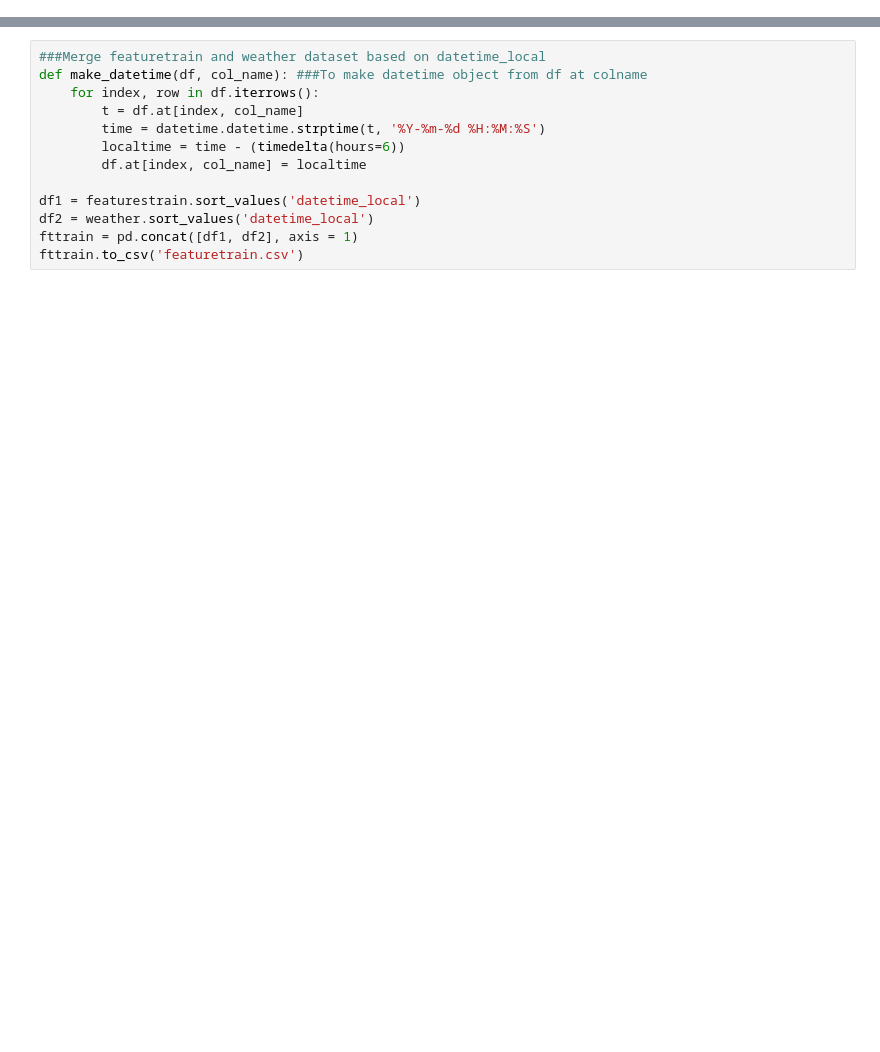
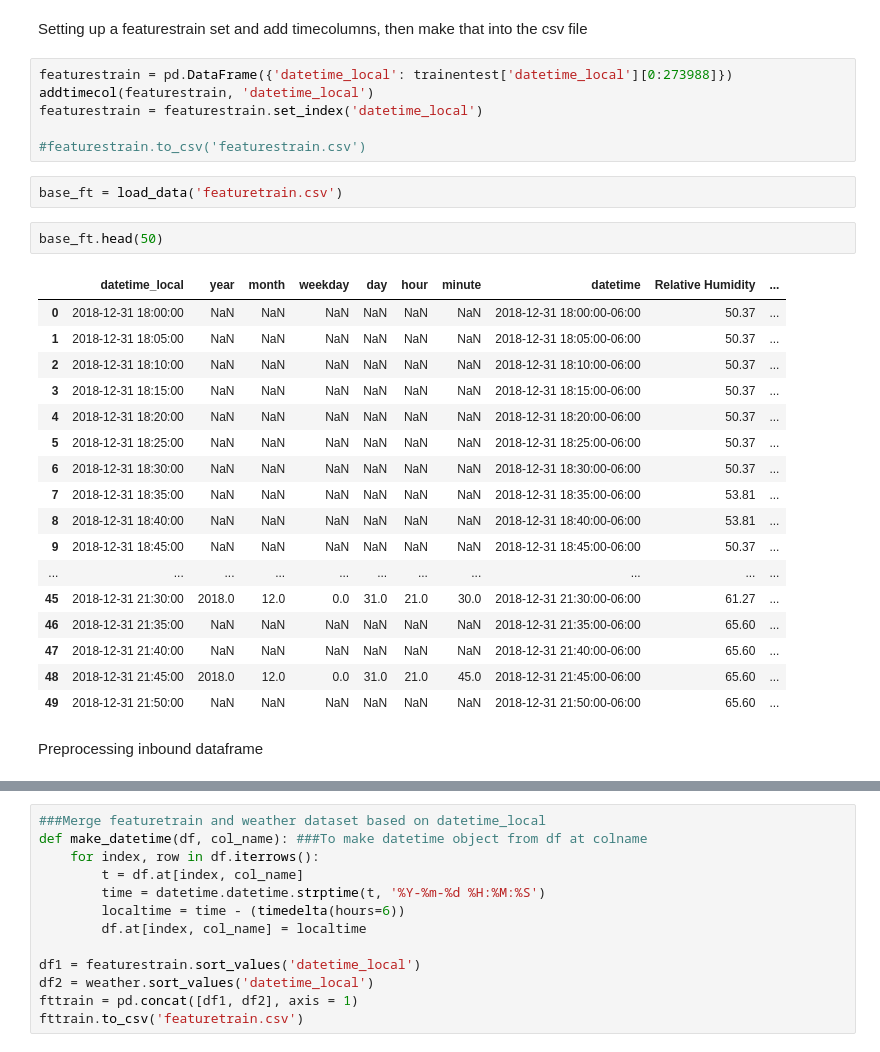
Before and after one commit to Robpennekamp/AppliedMachineLearning, a Jupyter notebook: AppliedMLdataproject2Sonjaa.ipynb, the cells around one changed output, grey strips where cells are left out. Saved outputs shown, nothing was run; the diff lists cells and outputs as text; blank space fills up the shorter version.

```diff
--- a/AppliedMLdataproject2Sonjaa.ipynb
+++ b/AppliedMLdataproject2Sonjaa.ipynb
@@ -176,0 +60,32 @@ fttrain.dropna(subset={'year', 'Temperature'}
+# %% [markdown]
+Setting up a featurestrain set and add timecolumns, then make that into the csv file
+# %%
+featurestrain = pd.DataFrame({'datetime_local': trainentest['datetime_local'][0:273988]})
+addtimecol(featurestrain, 'datetime_local')
+featurestrain = featurestrain.set_index('datetime_local')
+
+#featurestrain.to_csv('featurestrain.csv')
+# %%
+base_ft = load_data('featuretrain.csv')
+# %%
+base_ft.head(50)
+# %% [output]
+|  | datetime_local | year | month | weekday | day | hour | minute | datetime | Relative Humidity | ... |
+| 0 | 2018-12-31 18:00:00 | NaN | NaN | NaN | NaN | NaN | NaN | 2018-12-31 18:00:00-06:00 | 50.37 | ... |
+| 1 | 2018-12-31 18:05:00 | NaN | NaN | NaN | NaN | NaN | NaN | 2018-12-31 18:05:00-06:00 | 50.37 | ... |
+| 2 | 2018-12-31 18:10:00 | NaN | NaN | NaN | NaN | NaN | NaN | 2018-12-31 18:10:00-06:00 | 50.37 | ... |
+| 3 | 2018-12-31 18:15:00 | NaN | NaN | NaN | NaN | NaN | NaN | 2018-12-31 18:15:00-06:00 | 50.37 | ... |
+| 4 | 2018-12-31 18:20:00 | NaN | NaN | NaN | NaN | NaN | NaN | 2018-12-31 18:20:00-06:00 | 50.37 | ... |
+| 5 | 2018-12-31 18:25:00 | NaN | NaN | NaN | NaN | NaN | NaN | 2018-12-31 18:25:00-06:00 | 50.37 | ... |
+| 6 | 2018-12-31 18:30:00 | NaN | NaN | NaN | NaN | NaN | NaN | 2018-12-31 18:30:00-06:00 | 50.37 | ... |
+| 7 | 2018-12-31 18:35:00 | NaN | NaN | NaN | NaN | NaN | NaN | 2018-12-31 18:35:00-06:00 | 53.81 | ... |
+| 8 | 2018-12-31 18:40:00 | NaN | NaN | NaN | NaN | NaN | NaN | 2018-12-31 18:40:00-06:00 | 53.81 | ... |
+| 9 | 2018-12-31 18:45:00 | NaN | NaN | NaN | NaN | NaN | NaN | 2018-12-31 18:45:00-06:00 | 50.37 | ... |
+| ... | ... | ... | ... | ... | ... | ... | ... | ... | ... | ... |
+| 45 | 2018-12-31 21:30:00 | 2018.0 | 12.0 | 0.0 | 31.0 | 21.0 | 30.0 | 2018-12-31 21:30:00-06:00 | 61.27 | ... |
+| 46 | 2018-12-31 21:35:00 | NaN | NaN | NaN | NaN | NaN | NaN | 2018-12-31 21:35:00-06:00 | 65.60 | ... |
+| 47 | 2018-12-31 21:40:00 | NaN | NaN | NaN | NaN | NaN | NaN | 2018-12-31 21:40:00-06:00 | 65.60 | ... |
+| 48 | 2018-12-31 21:45:00 | 2018.0 | 12.0 | 0.0 | 31.0 | 21.0 | 45.0 | 2018-12-31 21:45:00-06:00 | 65.60 | ... |
+| 49 | 2018-12-31 21:50:00 | NaN | NaN | NaN | NaN | NaN | NaN | 2018-12-31 21:50:00-06:00 | 65.60 | ... |
+# %% [markdown]
+Preprocessing inbound dataframe
```
Also changed, not shown: parts of 74 cells of this notebook, 2 other files.
